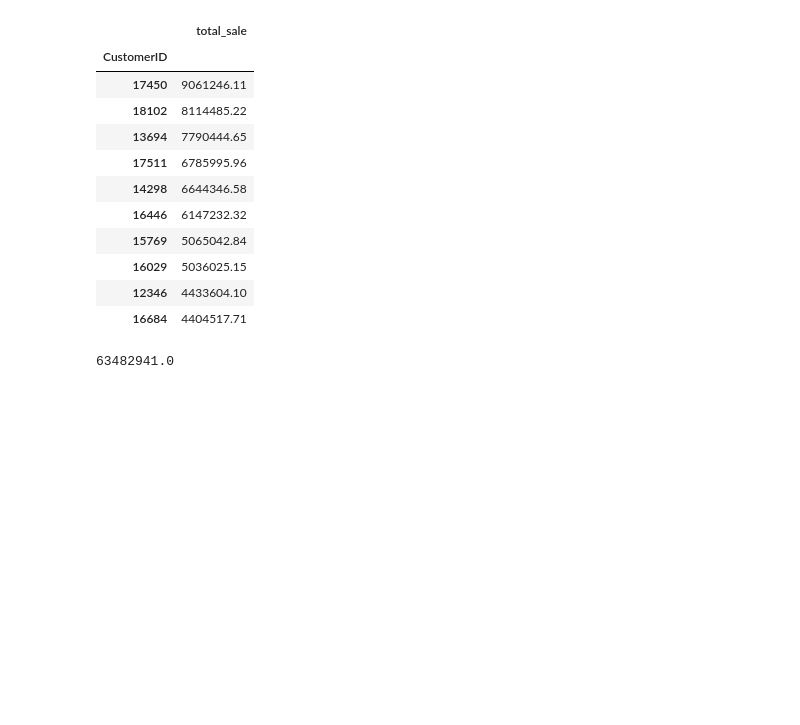
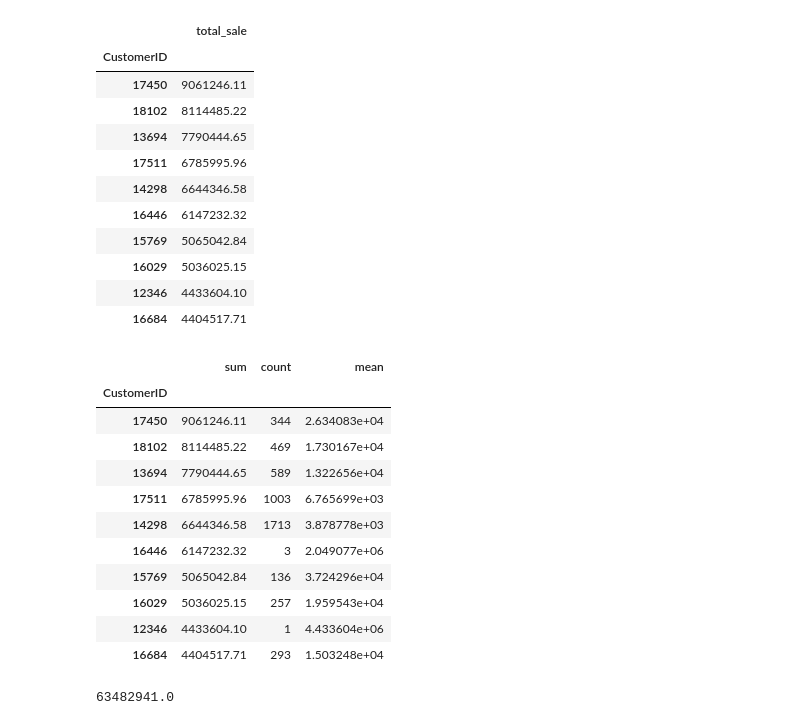
Before and after one commit to Jacopo-Spadon/E-Commerce, a Jupyter notebook: Ecom20tooDE.ipynb, the cells around one changed output. Saved outputs shown, nothing was run; the diff lists cells and outputs as text; code cells hidden in the pictures; blank space fills up the shorter version.

```diff
--- a/Ecom20tooDE.ipynb
+++ b/Ecom20tooDE.ipynb
@@ -439,6 +339,24 @@ table_customer.head(10)
 | 16029 | 5036025.15 |
 | 12346 | 4433604.10 |
 | 16684 | 4404517.71 |
+# %%
+
+c_sales=df_domestic.groupby('CustomerID')['total_sale'].agg(['sum','count','mean']).sort_values(by=['sum'], ascending=False)
+
+c_sales.head(10)
+# %% [output]
+|  | sum | count | mean |
+| CustomerID |  |  |  |
+| 17450 | 9061246.11 | 344 | 2.634083e+04 |
+| 18102 | 8114485.22 | 469 | 1.730167e+04 |
+| 13694 | 7790444.65 | 589 | 1.322656e+04 |
+| 17511 | 6785995.96 | 1003 | 6.765699e+03 |
+| 14298 | 6644346.58 | 1713 | 3.878778e+03 |
+| 16446 | 6147232.32 | 3 | 2.049077e+06 |
+| 15769 | 5065042.84 | 136 | 3.724296e+04 |
+| 16029 | 5036025.15 | 257 | 1.959543e+04 |
+| 12346 | 4433604.10 | 1 | 4.433604e+06 |
+| 16684 | 4404517.71 | 293 | 1.503248e+04 |
 # %%
 table_customer['total_sale'].nlargest(10).sum().round()
 # %% [output]
```
Also changed, not shown: parts of 18 cells of this notebook.
